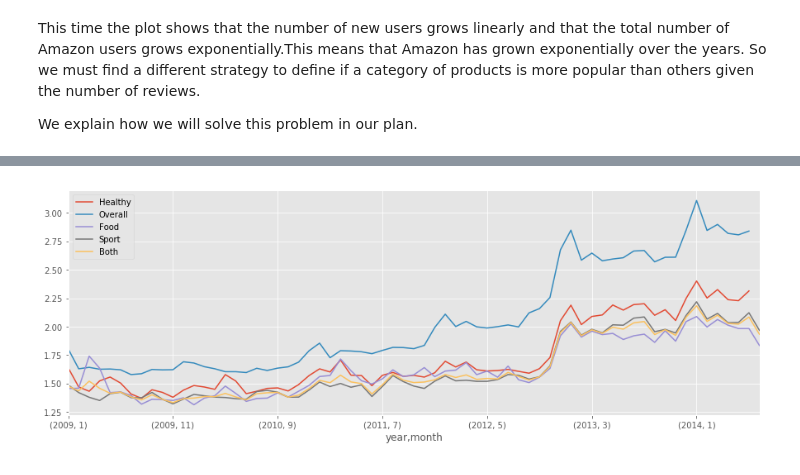
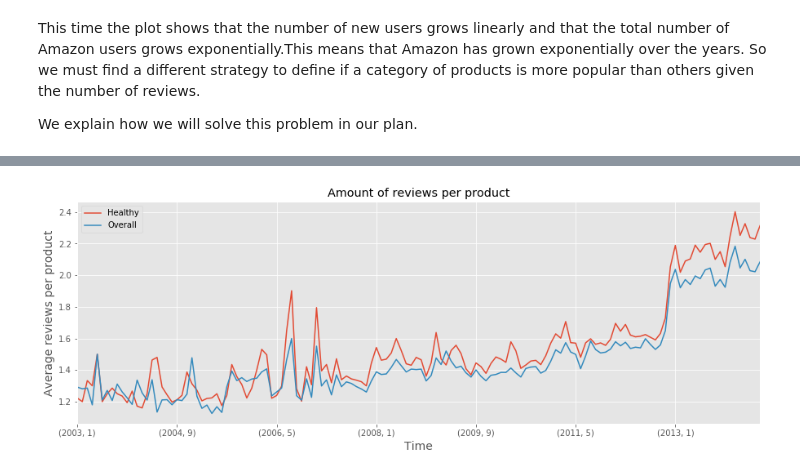
Before and after one commit to darioAnongba/EPFL-ADA, a Jupyter notebook: project/Report.ipynb, the cells around one changed output, grey strips where cells are left out. Cells and saved outputs as stored; diff of their text form; code cells hidden in the pictures.

```diff
--- a/project/Report.ipynb
+++ b/project/Report.ipynb
@@ -42,5 +39,6 @@ The autoreload extension is already loaded. To reload it, use:
 # %%
 DATA_DIR = 'data/'
+PLOT_DIR = 'plots/'
 # %% [markdown]
 ## Raw data
 
@@ -57,11 +55,15 @@ Since this analysis is about healthy lifestyles, we will mostly focus on product
 food_reviews_df = pd.read_pickle(DATA_DIR + 'food_reviews_df')
 food_meta_df = pd.read_pickle(DATA_DIR + 'food_meta_df')
 food_meta_df = add_launch(food_meta_df, food_reviews_df)
+food_reviews_df = truncate_date_df(food_reviews_df)
+food_meta_df = truncate_date_df(food_meta_df)
 # %%
 # Sports
 sports_reviews_df = pd.read_pickle(DATA_DIR + 'sports_reviews_df')
 sports_meta_df =  pd.read_pickle(DATA_DIR + 'sports_meta_df')
 sports_meta_df = add_launch(sports_meta_df, sports_reviews_df)
+sports_reviews_df = truncate_date_df(sports_reviews_df)
+sports_meta_df = truncate_date_df(sports_meta_df)
 # %%
 print('Number of reviews for Grocery and Gourmet Food:', food_reviews_df.shape[0])
 print('Number of products for Grocery and Gourmet Food:', food_meta_df.shape[0])
@@ -317,18 +314,10 @@ concat_reviews_df.head()
 # %%
-SINCE = 2009
-healthy_trend = get_trend(healthy_reviews_count, 'asin', healthy_reviewers_count, count_healthy_products, 'Healthy', SINCE)
-both_trend = get_trend(concat_reviews_count, 'asin', concat_reviewers_count, concat_products_count, 'Both', SINCE)
-food_trend = get_trend(get_reviews_stat(food_reviews_df), 'asin',
-                      get_reviewers_stat(food_reviews_df),
-                      get_products_stat(food_reviews_df, food_meta_df),
-                      'Food', SINCE)
-sports_trend = get_trend(get_reviews_stat(sports_reviews_df), 'asin',
-                      get_reviewers_stat(sports_reviews_df),
-                      get_products_stat(sports_reviews_df, sports_meta_df),
-                      'Sport', SINCE)
-all_trend = get_trend(reviews_growth_df, 'New', reviews_growth_df, count_products, 'Overall', SINCE)
-trends_df = healthy_trend.join([all_trend, food_trend, sports_trend, both_trend], how='outer')
-trends_df.plot()
-plt.savefig("foo.pdf", bbox_inches='tight')
+healthy_trend = get_trend(healthy_reviews_count, 'asin', healthy_reviewers_count, count_healthy_products, 'Healthy')
+both_trend = get_trend(concat_reviews_count, 'asin', concat_reviewers_count, concat_products_count, 'Overall')
+trends_df = healthy_trend.join([both_trend], how='outer')
+trends_df.plot(title='Amount of reviews per product')
+plt.xlabel('Time', fontsize=14)
+plt.ylabel('Average reviews per product', fontsize=14)
+plt.savefig(PLOT_DIR + 'reviews_per_product.pdf', bbox_inches='tight')
 # %% [output]
-[figure, old version]
+[figure, new version]
```
Also changed, not shown: parts of 25 cells of this notebook, 14 other files.
